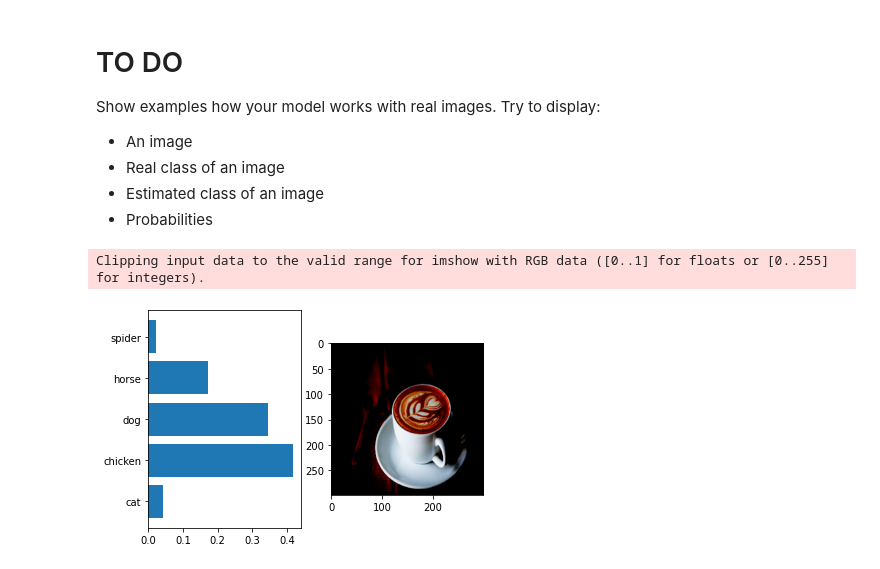
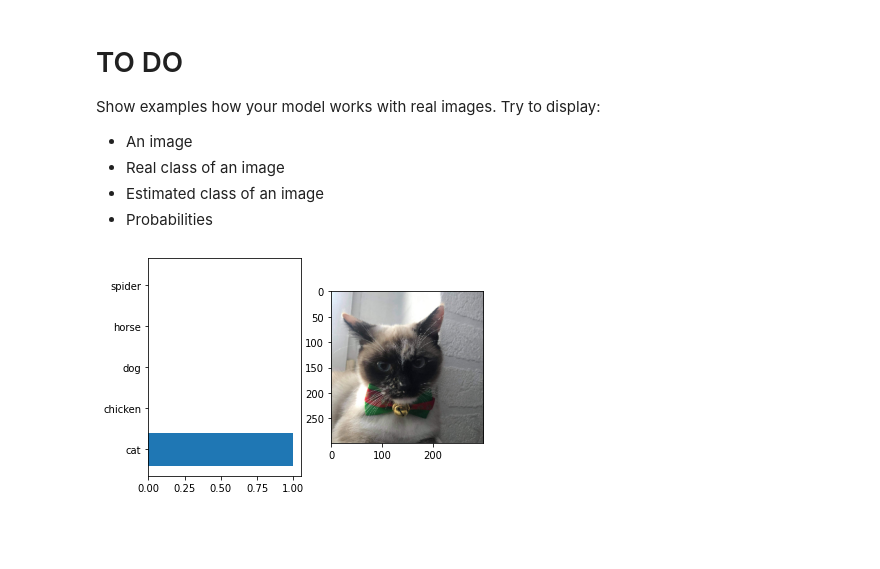
Before and after one commit to orgonek/PythonClasses, a Jupyter notebook: machine learning/Xception/Xception.ipynb, the cells around one changed output. Saved outputs shown, nothing was run; the diff lists cells and outputs as text; code cells hidden in the pictures; blank space fills up the shorter version.

```diff
--- a/machine learning/Xception/Xception.ipynb
+++ b/machine learning/Xception/Xception.ipynb
@@ -485,7 +405,7 @@ KeyboardInterrupt: ignored
 # TEST SCORES
 # %%
 from tensorflow.keras.models import load_model
-model = load_model('/content/drive/MyDrive/checkpoints/final')
+model = load_model('/content/drive/MyDrive/checkpoints/final4')
 # %%
 nb_test_samples = get_nb_files(args.test_dir)
 test_steps = int (nb_test_samples / args.batch_size)
@@ -506,29 +426,16 @@ from keras.preprocessing.image import load_img, img_to_array
 def predict_and_plot(model, img_path):
   image = load_img(img_path, target_size=(args.im_height, args.im_width))
   image=img_to_array(image)
- # plt.imshow(image/255.)
+  plt.figure()
+  plt.subplot(122)
+  plt.imshow(image/255)
 
   image=preprocess_input(image)
   predictions=model.predict(np.array([image]))
-  #print(predictions[0][2])
-  #plt.barh(classes, predictions[0])
-
-  plt.figure()
 
   plt.subplot(121)
   plt.barh(classes, predictions[0])
-
-
-  plt.subplot(122)
-  plt.imshow(image)
-
-
-
-
-
-
-
-predict_and_plot(model, '/content/drive/MyDrive/RealSamples/coffee.jpg')
-# %% [output]
-Clipping input data to the valid range for imshow with RGB data ([0..1] for floats or [0..255] for integers).
-[figure, removed]
+# %%
+predict_and_plot(model, '/content/drive/MyDrive/RealSamples/cat.jpg')
+# %% [output]
+[figure, added]
```
Also changed, not shown: parts of 24 cells of this notebook.
